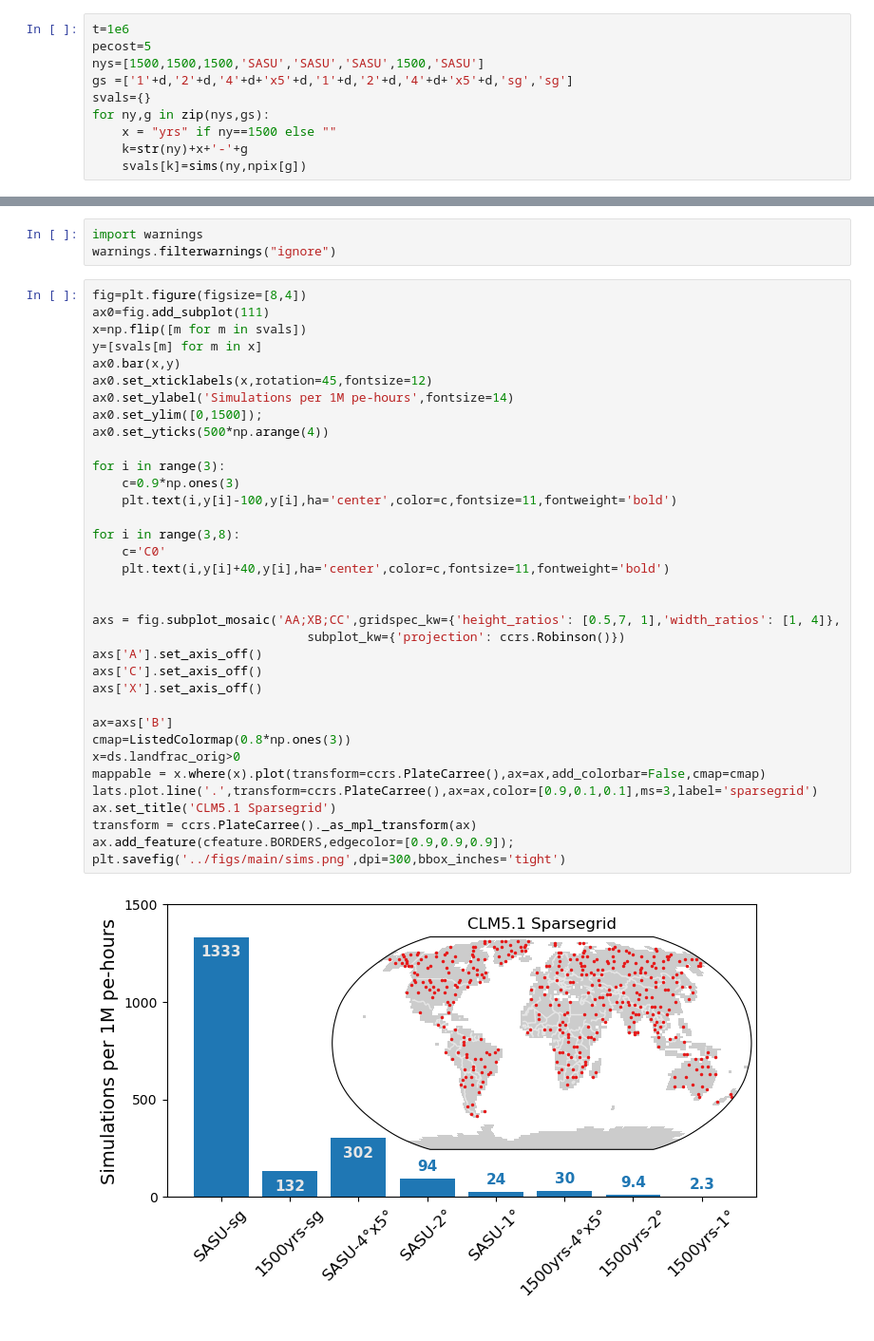
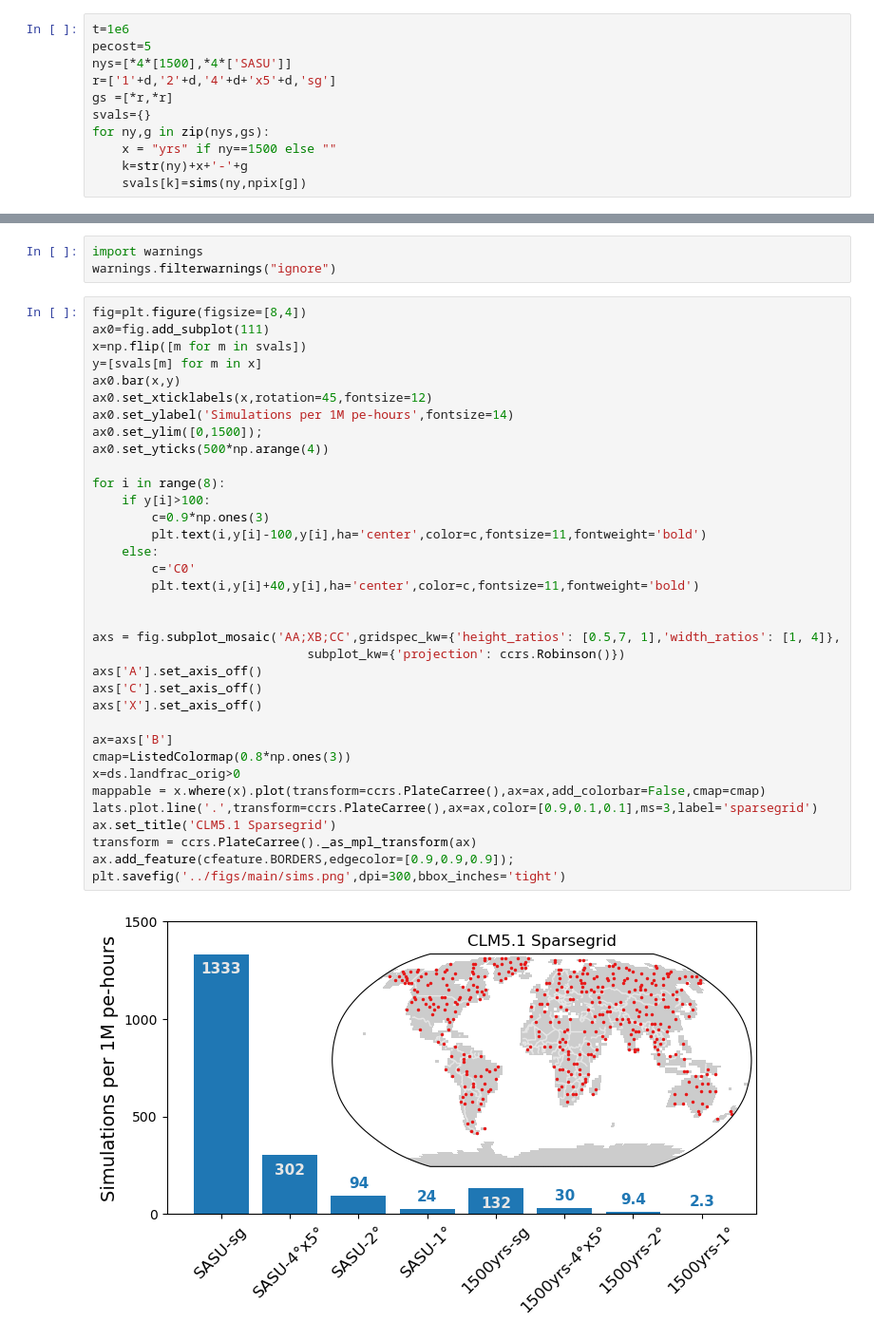
Before and after one commit to djk2120/oaat_clm5_ppe, a Jupyter notebook: pyth/fig2.ipynb, the cells around one changed output, grey strips where cells are left out. Shown at 95% size. Drawn from its saved outputs; the diff is of its cells as text.

```diff
--- a/pyth/fig2.ipynb
+++ b/pyth/fig2.ipynb
@@ -28,8 +28,9 @@ def sims(ny,npix):
 # %%
 t=1e6
 pecost=5
-nys=[1500,1500,1500,'SASU','SASU','SASU',1500,'SASU']
-gs =['1'+d,'2'+d,'4'+d+'x5'+d,'1'+d,'2'+d,'4'+d+'x5'+d,'sg','sg']
+nys=[*4*[1500],*4*['SASU']]
+r=['1'+d,'2'+d,'4'+d+'x5'+d,'sg']
+gs =[*r,*r]
 svals={}
 for ny,g in zip(nys,gs):
     x = "yrs" if ny==1500 else ""
@@ -45,37 +46,37 @@ warnings.filterwarnings("ignore")
 # %%
 fig=plt.figure(figsize=[8,4])
 ax0=fig.add_subplot(111)
 x=np.flip([m for m in svals])
 y=[svals[m] for m in x]
 ax0.bar(x,y)
 ax0.set_xticklabels(x,rotation=45,fontsize=12)
 ax0.set_ylabel('Simulations per 1M pe-hours',fontsize=14)
 ax0.set_ylim([0,1500]);
 ax0.set_yticks(500*np.arange(4))
 
-for i in range(3):
-    c=0.9*np.ones(3)
-    plt.text(i,y[i]-100,y[i],ha='center',color=c,fontsize=11,fontweight='bold')
-
-for i in range(3,8):
-    c='C0'
-    plt.text(i,y[i]+40,y[i],ha='center',color=c,fontsize=11,fontweight='bold')
+for i in range(8):
+    if y[i]>100:
+        c=0.9*np.ones(3)
+        plt.text(i,y[i]-100,y[i],ha='center',color=c,fontsize=11,fontweight='bold')
+    else:
+        c='C0'
+        plt.text(i,y[i]+40,y[i],ha='center',color=c,fontsize=11,fontweight='bold')
 
 
 axs = fig.subplot_mosaic('AA;XB;CC',gridspec_kw={'height_ratios': [0.5,7, 1],'width_ratios': [1, 4]},
                              subplot_kw={'projection': ccrs.Robinson()})
 axs['A'].set_axis_off()
 axs['C'].set_axis_off()
 axs['X'].set_axis_off()
 
 ax=axs['B']
 cmap=ListedColormap(0.8*np.ones(3))
 x=ds.landfrac_orig>0
 mappable = x.where(x).plot(transform=ccrs.PlateCarree(),ax=ax,add_colorbar=False,cmap=cmap)
 lats.plot.line('.',transform=ccrs.PlateCarree(),ax=ax,color=[0.9,0.1,0.1],ms=3,label='sparsegrid')
 ax.set_title('CLM5.1 Sparsegrid')
 transform = ccrs.PlateCarree()._as_mpl_transform(ax)
 ax.add_feature(cfeature.BORDERS,edgecolor=[0.9,0.9,0.9]);
 plt.savefig('../figs/main/sims.png',dpi=300,bbox_inches='tight')
 # %% [output]
-[figure, old version]
+[figure, new version]
```
Also changed, not shown: 1 other file.
